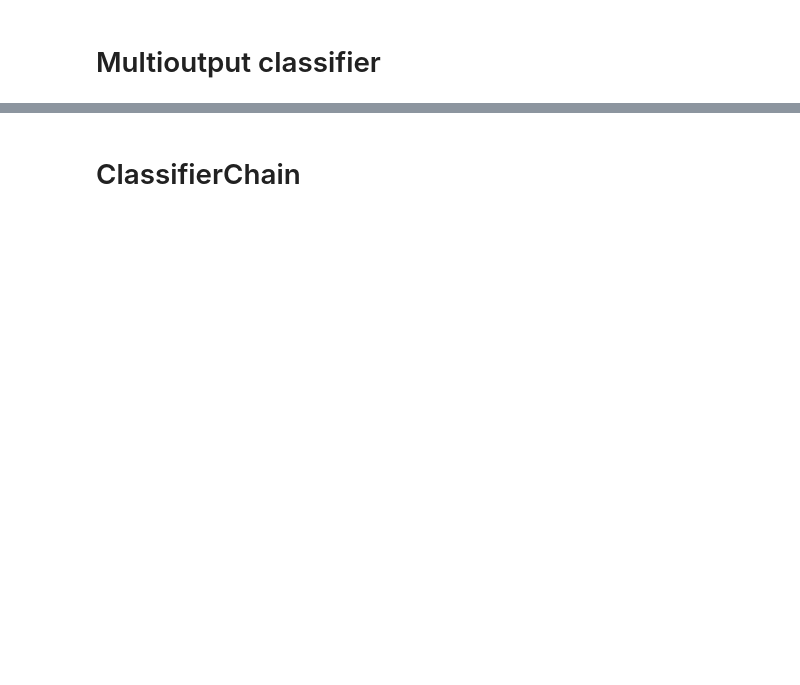
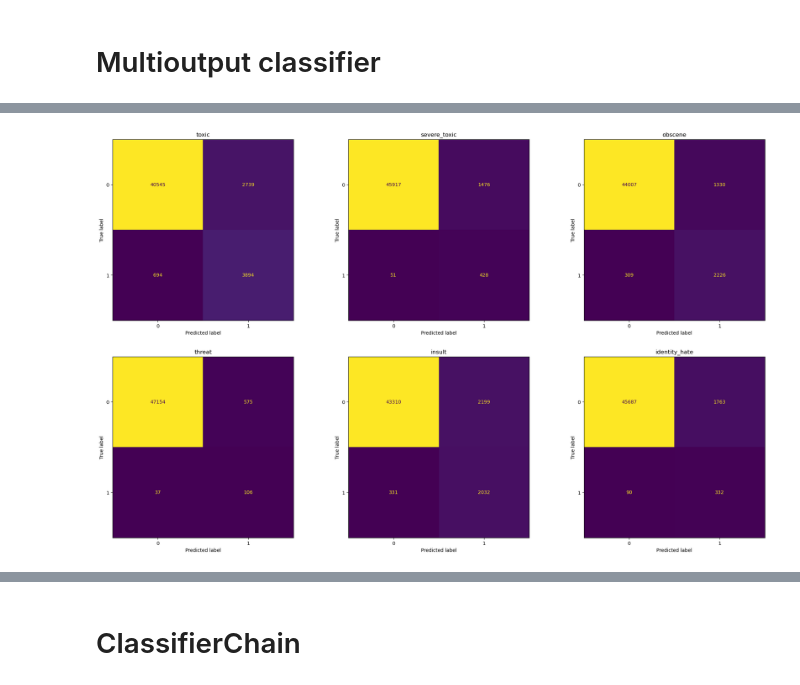
Before and after one commit to bryangyc/Toxic_comments_classification, a Jupyter notebook: code/model1.ipynb, the cells around one changed output, grey strips where cells are left out. Saved outputs shown, nothing was run; the diff lists cells and outputs as text; code cells hidden in the pictures; blank space fills up the shorter version.

```diff
--- a/code/model1.ipynb
+++ b/code/model1.ipynb
@@ -270,9 +124,9 @@ array([[[43250,    34],
 # %%
-pipe_log = Pipeline([
-    ('tfidf', TfidfVectorizer(stop_words=stop_words, ngram_range=(1,1), min_df=2, max_df=0.95)),
-    ('log', MultiOutputClassifier(LogisticRegression(class_weight='balanced', max_iter=10_000, n_jobs=-1))),
+pipe_svc = Pipeline([
+    ('tfidf', TfidfVectorizer(stop_words=stop_words, ngram_range=(1,1), min_df=2, max_df=0.9, max_features=5000)),
+    ('log', MultiOutputClassifier(LinearSVC(class_weight='balanced', max_iter=10_000,C=0.1), n_jobs=-1)),
 ])
 
-pipe_log.fit(X_train.ravel(), y_train)
+pipe_svc.fit(X_train.ravel(), y_train)
 # %% [output]
 Pipeline(steps=[('tfidf',
@@ -325,7 +146,0 @@ display(f1_score(y_test, y_pred, average='weighted'))
-# %%
-pipe_svc = Pipeline([
-    ('tfidf', TfidfVectorizer(stop_words=stop_words, ngram_range=(1,1), min_df=2, max_df=0.95)),
-    ('log', MultiOutputClassifier(LinearSVC(class_weight='balanced', max_iter=10_000))),
-])
-
-pipe_svc.fit(X_train.ravel(), y_train)
@@ -346,2 +147,8 @@ Pipeline(steps=[('tfidf',
+# %%
+with open('../pickled_models/combined/multioutput_svc.pickle', 'wb') as f:
+    pickle.dump(pipe_svc, f)
+# %%
+with open('../pickled_models/combined/multioutput_svc.pickle', 'rb') as f:
+    pipe_svc = pickle.load(f)
 # %%
 y_pred = pipe_svc.predict(X_test.ravel())
@@ -352,0 +171,16 @@ display(f1_score(y_test, y_pred, average='weighted'))
+# %%
+f, axes = plt.subplots(2, 3, figsize=(25, 15))
+axes = axes.ravel()
+features = ["toxic", "severe_toxic", "obscene", "threat", "insult", "identity_hate"]
+
+for i in range(6):
+    disp = ConfusionMatrixDisplay(
+        confusion_matrix(y_test[:, i], y_pred[:, i]), display_labels=[0, 1]
+    )
+    disp.plot(ax=axes[i], values_format="d",)
+    disp.ax_.set_title(f"{features[i]}")
+    # disp.ax_.set_xlabel("")
+    # disp.ax_.set_ylabel("")
+    disp.im_.colorbar.remove()
+# %% [output]
+[figure, added]
```
Also changed, not shown: parts of 128 cells of this notebook, 29 other files.
